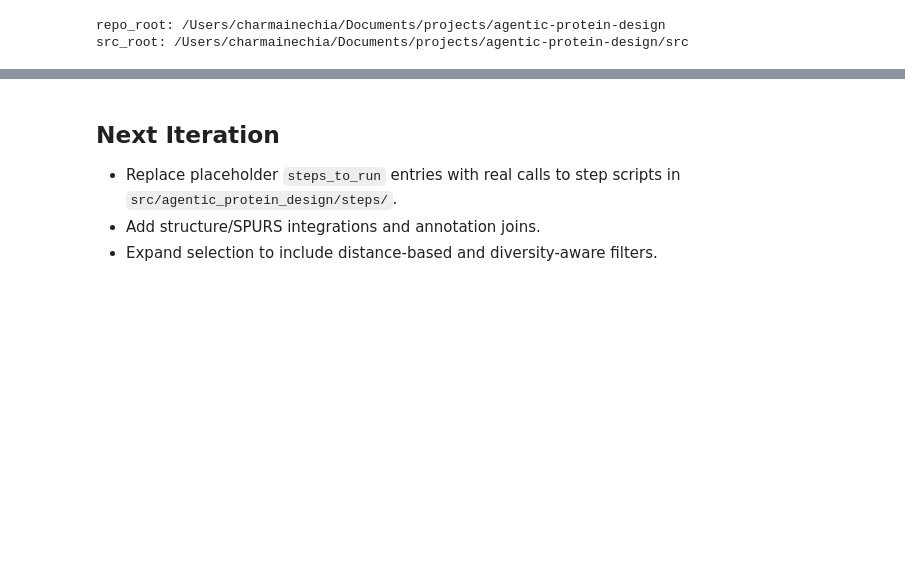
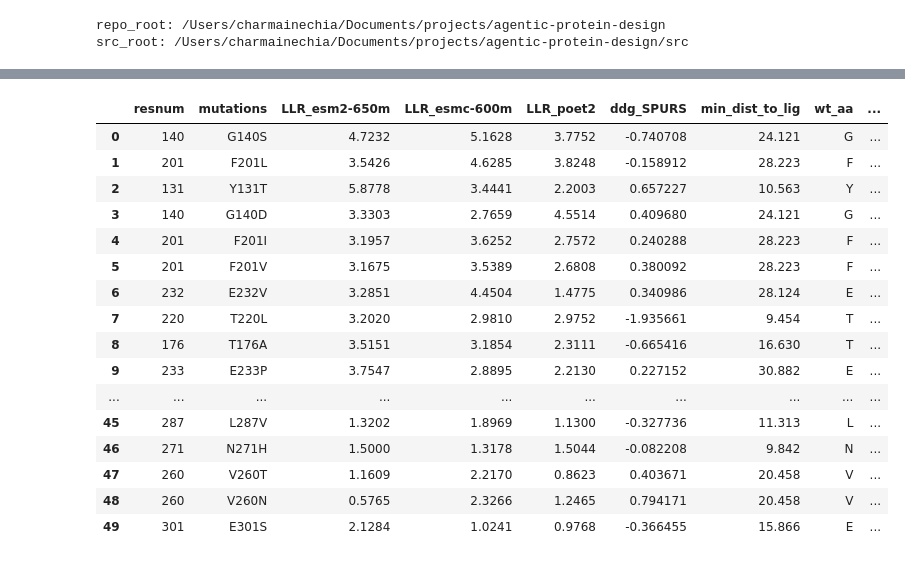
Before and after one commit to chicanagram/agentic-protein-design, a Jupyter notebook: notebooks/03_run_zero_shot_mutant_design.ipynb, the cells around one changed output, grey strips where cells are left out. Drawn from its saved outputs; the diff is of its cells as text; code cells hidden in the pictures; blank space fills up the shorter version.

```diff
--- a/notebooks/03_run_zero_shot_mutant_design.ipynb
+++ b/notebooks/03_run_zero_shot_mutant_design.ipynb
@@ -80,39 +82,15 @@ pprint(user_inputs)
  'wt_sequence_filename': ''}
 # %%
 # Section 1: Run the overall workflow driver (prototype).
+import pandas as pd
+
 result = run_zero_shot_mutant_design_workflow(user_inputs, repo_root=repo_root)
 print("status:", result.get("status"))
 
-# Section 2: Print target score paths and existence by score group.
-import pandas as pd
-artifact_df = pd.DataFrame(result.get("artifact_status", []))
-if artifact_df.empty:
-    print("No score artifacts were requested.")
-else:
-    def _score_group(name: str) -> str:
-        txt = str(name)
-        if "LLR vect" in txt:
-            return "PLM LLR"
-        if "meanPLL" in txt:
-            return "PLM meanPLL"
-        if "ProteinMPNN" in txt:
-            return "ProteinMPNN"
-        if "SPURS" in txt:
-            return "SPURS"
-        if "annotations" in txt:
-            return "Structure Annotations"
-        return "Other"
-
-    artifact_df["score_group"] = artifact_df["artifact"].map(_score_group)
-    for grp, grp_df in artifact_df.groupby("score_group", dropna=False):
-        print(f"\n[{grp}]")
-        for _, row in grp_df.iterrows():
-            status = "FOUND" if bool(row.get("exists", False)) else "MISSING"
-            print(f"- {row['artifact']}: {status}")
-            print(f"  target: {row['path']}")
-
-# Section 3: Print placeholder step plan.
-print("\nsteps_to_run:", len(result.get("steps_to_run", [])))
-for s in result.get("steps_to_run", []):
-    print(f"- {s.get('step')}: {s.get('reason')} -> {s.get('target_path')}")
+# Section 2: Display final shortlisted score table + size.
+shortlist_df = pd.DataFrame(result.get("shortlist_records", []))
+print("\nshortlist_df.shape:", shortlist_df.shape)
+print("shortlist_df.columns:", list(shortlist_df.columns))
+print("missing_requested_columns:", result.get("compiled_scores_missing_columns", []))
+shortlist_df
 # %% [output]
@@ -135,0 +114,17 @@ steps_to_run: 0
+|  | resnum | mutations | LLR_esm2-650m | LLR_esmc-600m | LLR_poet2 | ddg_SPURS | min_dist_to_lig | wt_aa | ... |
+| 0 | 140 | G140S | 4.7232 | 5.1628 | 3.7752 | -0.740708 | 24.121 | G | ... |
+| 1 | 201 | F201L | 3.5426 | 4.6285 | 3.8248 | -0.158912 | 28.223 | F | ... |
+| 2 | 131 | Y131T | 5.8778 | 3.4441 | 2.2003 | 0.657227 | 10.563 | Y | ... |
+| 3 | 140 | G140D | 3.3303 | 2.7659 | 4.5514 | 0.409680 | 24.121 | G | ... |
+| 4 | 201 | F201I | 3.1957 | 3.6252 | 2.7572 | 0.240288 | 28.223 | F | ... |
+| 5 | 201 | F201V | 3.1675 | 3.5389 | 2.6808 | 0.380092 | 28.223 | F | ... |
+| 6 | 232 | E232V | 3.2851 | 4.4504 | 1.4775 | 0.340986 | 28.124 | E | ... |
+| 7 | 220 | T220L | 3.2020 | 2.9810 | 2.9752 | -1.935661 | 9.454 | T | ... |
+| 8 | 176 | T176A | 3.5151 | 3.1854 | 2.3111 | -0.665416 | 16.630 | T | ... |
+| 9 | 233 | E233P | 3.7547 | 2.8895 | 2.2130 | 0.227152 | 30.882 | E | ... |
+| ... | ... | ... | ... | ... | ... | ... | ... | ... | ... |
+| 45 | 287 | L287V | 1.3202 | 1.8969 | 1.1300 | -0.327736 | 11.313 | L | ... |
+| 46 | 271 | N271H | 1.5000 | 1.3178 | 1.5044 | -0.082208 | 9.842 | N | ... |
+| 47 | 260 | V260T | 1.1609 | 2.2170 | 0.8623 | 0.403671 | 20.458 | V | ... |
+| 48 | 260 | V260N | 0.5765 | 2.3266 | 1.2465 | 0.794171 | 20.458 | V | ... |
+| 49 | 301 | E301S | 2.1284 | 1.0241 | 0.9768 | -0.366455 | 15.866 | E | ... |
@@ -142,6 +130,0 @@ scores_long_preview.head(20), compiled_preview.head(20), shortlist_preview.head(
-# %% [markdown]
-## Next Iteration
-
-- Replace placeholder `steps_to_run` entries with real calls to step scripts in `src/agentic_protein_design/steps/`.
-- Add structure/SPURS integrations and annotation joins.
-- Expand selection to include distance-based and diversity-aware filters.
```
Also changed, not shown: parts of 4 cells of this notebook, 18 other files.
